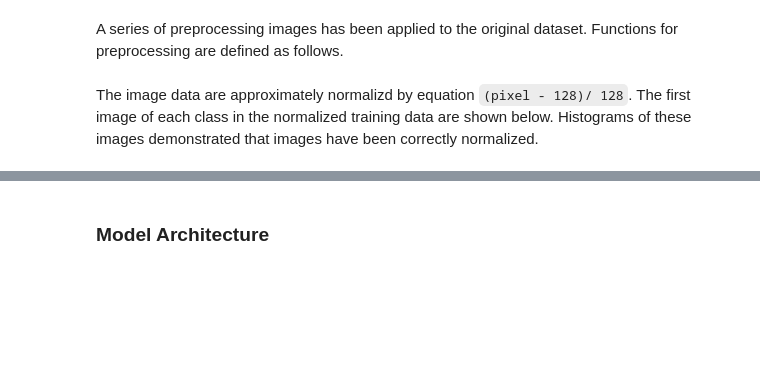
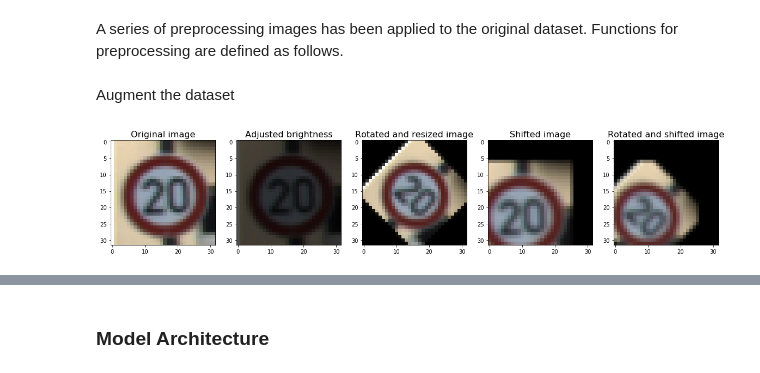
Before and after one commit to siyaoxu/Self-Driving-Cars, a Jupyter notebook: CarND-Traffic-Sign-Classifier-Project/Traffic_Sign_Classifier.ipynb, the cells around one changed output, grey strips where cells are left out. Cells and saved outputs as stored; diff of their text form; code cells hidden in the pictures; blank space fills up the shorter version.

Commit message:
test own architecture on augmented training data

```diff
--- a/CarND-Traffic-Sign-Classifier-Project/Traffic_Sign_Classifier.ipynb
+++ b/CarND-Traffic-Sign-Classifier-Project/Traffic_Sign_Classifier.ipynb
@@ -176,24 +176,76 @@ def HistEq(raw_img, type = 'GRAY'):
 
 
 # Image augmentation
-def ImgAug(raw_img,theta = 0.0,scale=1.0,ftxy = (0.0, 0.0)):
+def ImgAug(raw_img,fv = 1.0,theta = 0.0,scale=1.0,ftxy = (0.0, 0.0)):
     '''
-    rotate the raw image, then translate
+    change the brightness in HSV space and conver the transformed image back to RGB
+    rotate the new RGB image, then translate
     theta: degree of rotation
     scale: isotropic rescaling factor to resize the image
     ftxy = (ftx, fty): ratio of shifting in x and y directions. tx = round(nx*ftx), ty = round(ny*fty)
     '''
-    nrow,ncol,_ = raw_img.shape
+    # change the brightness of the image
+    hsv_img = np.array(cv2.cvtColor(raw_img,cv2.COLOR_RGB2HSV),dtype=np.float32)
+    hsv_img[:,:,2] = hsv_img[:,:,2]*fv
+    hsv_img[:,:,2][hsv_img[:,:,2]>255.0] = 255.0
+    hsv_img = np.array(hsv_img,dtype=np.uint8)
+    b_img = cv2.cvtColor(hsv_img,cv2.COLOR_HSV2RGB)
+    shifted_img = b_img
+    nrow,ncol,_ = b_img.shape
 
     # rotate and rescale the image
     center = (ncol/2.0,nrow/2.0)
     M = cv2.getRotationMatrix2D(center, theta, scale)
-    rotated_img = cv2.warpAffine(raw_img,M,(ncol,nrow))
+    rotated_img = cv2.warpAffine(b_img,M,(ncol,nrow))
 
     # translate the rotated image
     M = np.float32([[1, 0, np.float32(ncol)*ftxy[0]], [0, 1 , np.float32(nrow)*ftxy[1]]])
     shifted_img = cv2.warpAffine(rotated_img,M,(ncol,nrow))
 
     return shifted_img
-# %% [markdown]
-The image data are approximately normalizd by equation `(pixel - 128)/ 128`. The first image of each class in the normalized training data are shown below. Histograms of these images demonstrated that images have been correctly normalized.
+# %% [markdown]
+Augment the dataset
+# %%
+# Demonstrate image augmentation
+raw_image = X_train[np.where(y_train == 0)[0][0],:,:,:]
+
+fv = 0.3
+theta = -45.0
+scale = 0.8
+ftxy = (-0.2, 0.2)
+
+# brightness adjusted image
+b_image = ImgAug(raw_image,fv = fv)
+# rotate the image for -45 (clockwise) degree around the center and rescale the image to 80% of the original size
+rotated_image = ImgAug(raw_image, theta=theta, scale = scale)
+
+# translate the image for factors 6 pixels (0.2*nx) toward -x direction, and 3 pixels (0.1*ny) toward y direction
+shifted_image = ImgAug(raw_image, ftxy = ftxy)
+
+# combined rotation and shift on the image
+trans_image = ImgAug(raw_image, theta=theta, scale = scale, ftxy = ftxy)
+
+# plot the original image vs images with different transformation
+fig = plt.figure(figsize = (20,16));
+# original image
+plt.subplot(1,5,1)
+plt.imshow(raw_image);
+plt.title('Original image', fontsize = 16);
+# image with adjusted brightness
+plt.subplot(1,5,2)
+plt.imshow(b_image);
+plt.title('Adjusted brightness', fontsize = 16);
+# rotated image
+plt.subplot(1,5,3)
+plt.imshow(rotated_image);
+plt.title('Rotated and resized image', fontsize = 16);
+# shifted image
+plt.subplot(1,5,4)
+plt.imshow(shifted_image);
+plt.title('Shifted image', fontsize = 16);
+# combination of rotation and transformation
+plt.subplot(1,5,5)
+plt.imshow(trans_image);
+plt.title('Rotated and shifted image', fontsize = 16);
+# %% [output]
+[figure, added]
```
Also changed, not shown: parts of 12 cells of this notebook.
